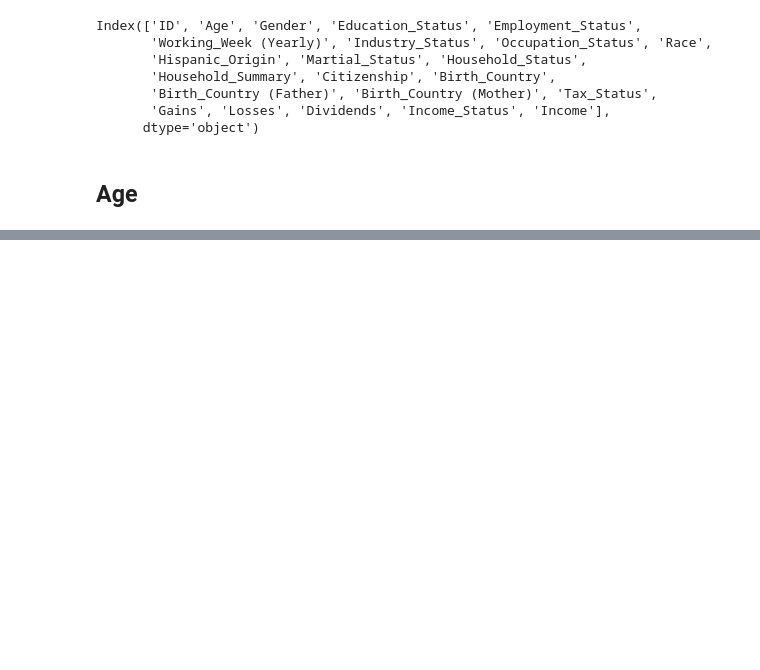
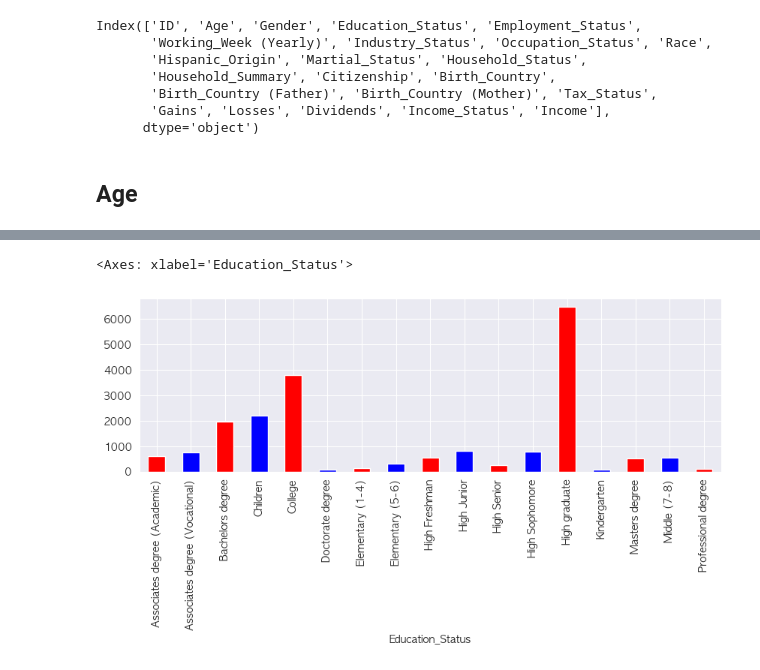
Before and after one commit to YoungjaeKang/dacon_income_forecast, a Jupyter notebook: 2. Model-1.ipynb, the cells around one changed output, grey strips where cells are left out. Saved outputs shown, nothing was run; the diff lists cells and outputs as text; code cells hidden in the pictures; blank space fills up the shorter version.

```diff
--- a/2. Model-1.ipynb
+++ b/2. Model-1.ipynb
@@ -163,0 +164,3 @@ Name: Income, dtype: float64
+# %%
+education_counts = train_df.groupby('Education_Status').size()
+education_counts
@@ -163,0 +187,6 @@ Name: Income, dtype: float64
+# %%
+fig, ax = plt.subplots(figsize=(10, 3))
+education_counts.plot(kind='bar', color=['red', 'blue'])
+# %% [output]
+<Axes: xlabel='Education_Status'>
+[figure, added]
```
Also changed, not shown: parts of 21 cells of this notebook.
